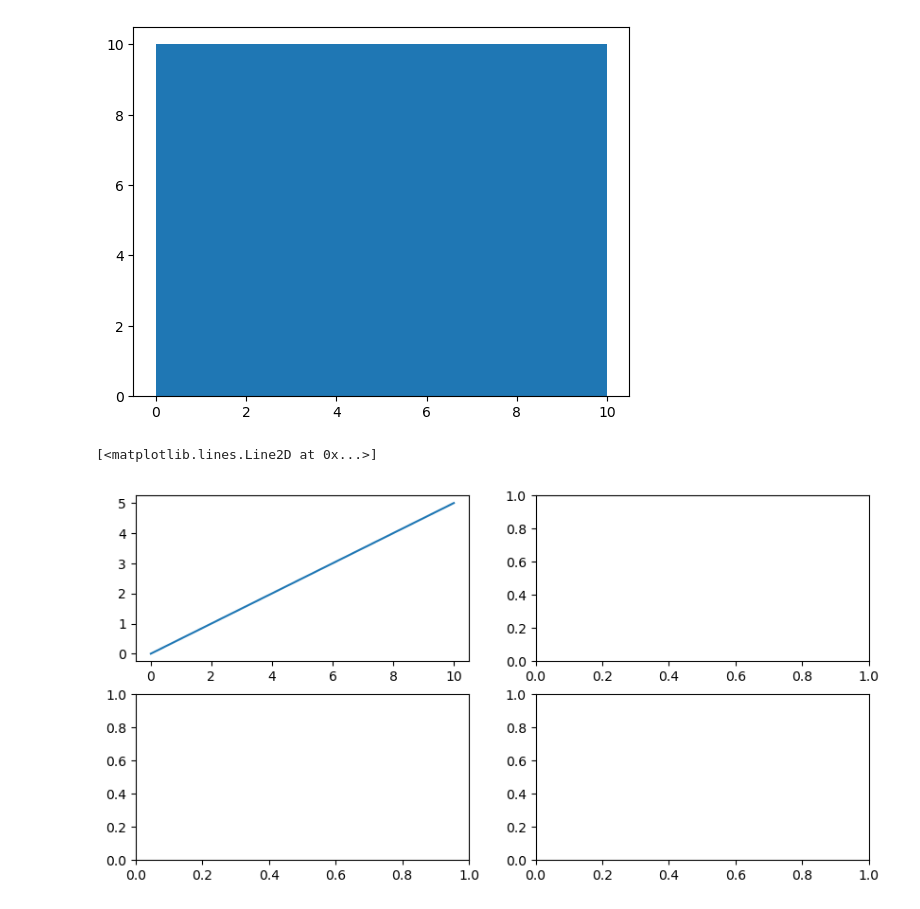
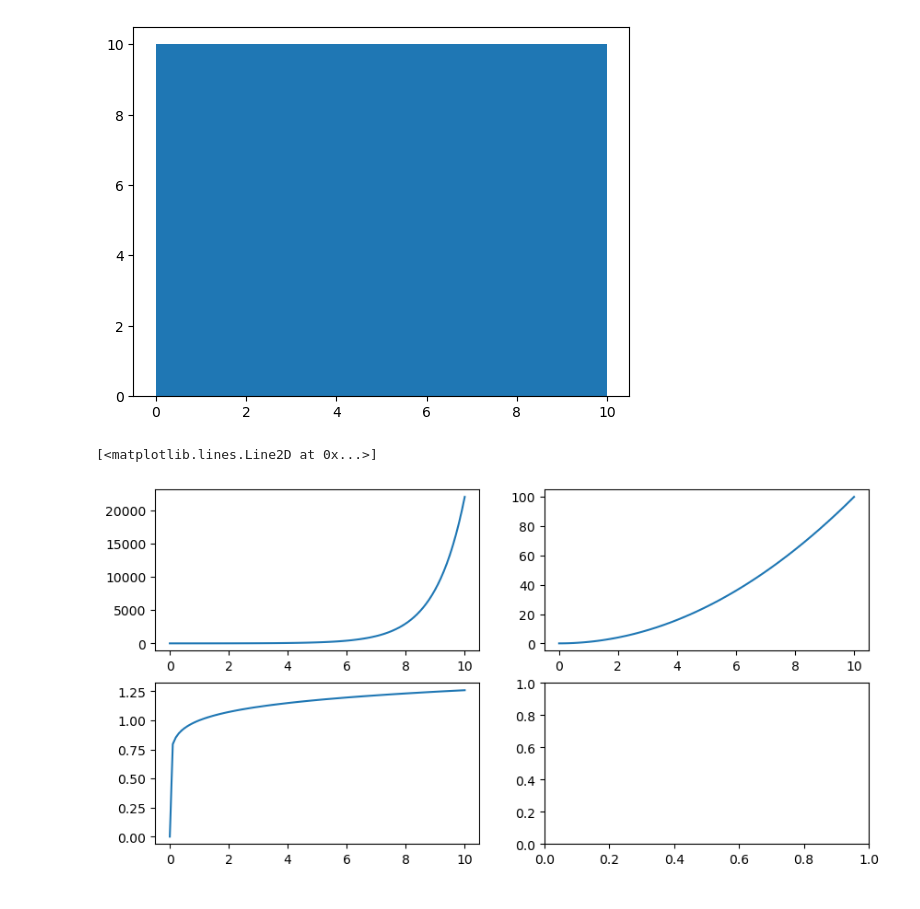
Before and after one commit to kaushikvishwakarma/AI-ML, a Jupyter notebook: Introduction to Matplotlib.ipynb, the cells around one changed output. Cells and saved outputs as stored; diff of their text form; code cells hidden in the pictures.

```diff
--- a/Introduction to Matplotlib.ipynb
+++ b/Introduction to Matplotlib.ipynb
@@ -116,8 +116,11 @@ ax.hist(x)
 # %%
 fig ,((ax1,ax2),(ax3,ax4))=plt.subplots(nrows=2,
                                         ncols=2,
                                         figsize=(10,5))
-ax1.plot(x,x/2)
+ax1.plot(x,np.exp(x))
+ax2.plot(x,np.square(x))
+ax3.plot(x,np.power(x,0.1))
+ax4.plot(x,np.)
 # %% [output]
 [<matplotlib.lines.Line2D at 0x...>]
-[figure, old version]
+[figure, new version]
```
Also changed, not shown: parts of 5 cells of this notebook.
